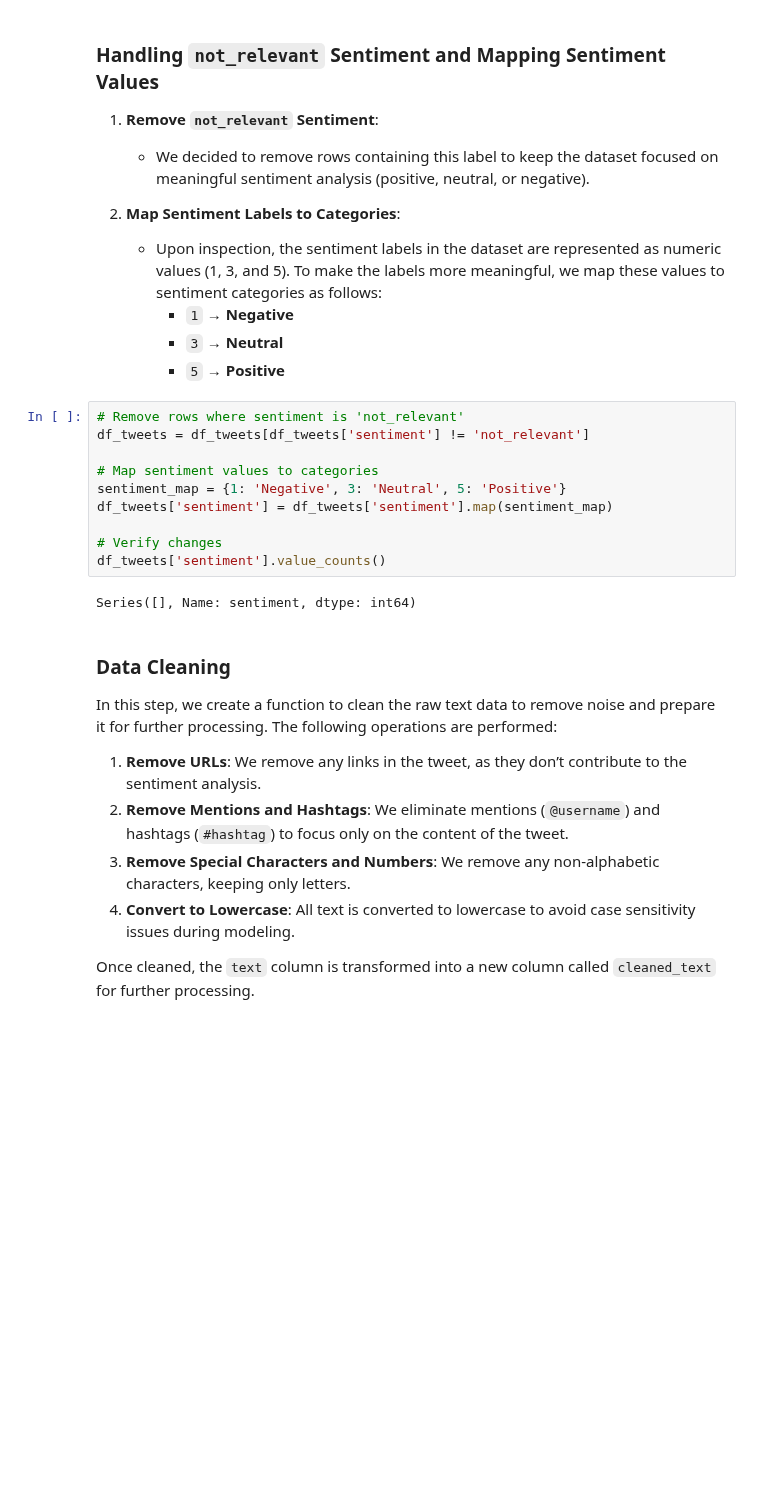
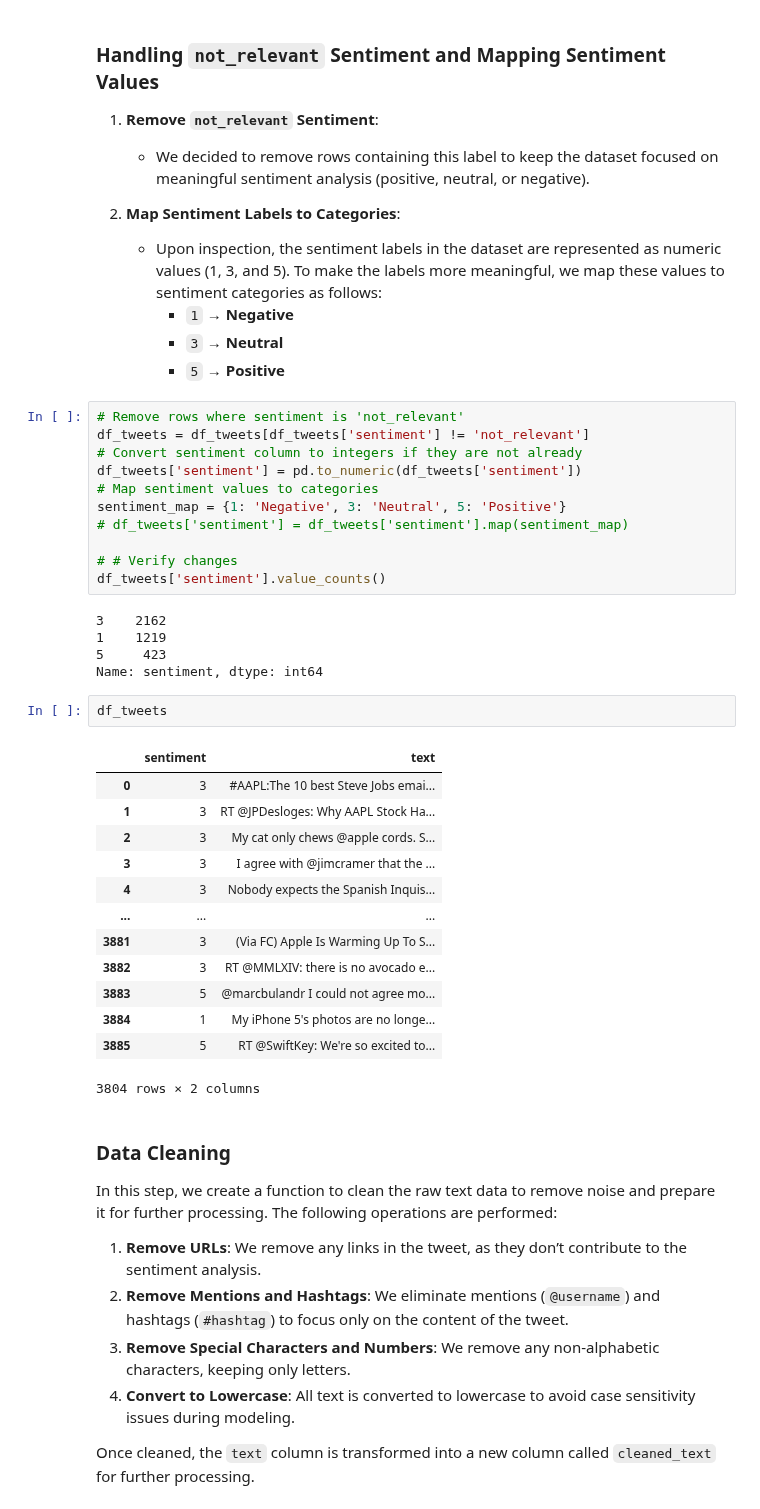
Before and after one commit to George-Chira/twitter-sentiment-analysis, a Jupyter notebook: notebooks/Chira.ipynb, the cells around one changed output. Cells and saved outputs as stored; diff of their text form; blank space fills up the shorter version.

```diff
--- a/notebooks/Chira.ipynb
+++ b/notebooks/Chira.ipynb
@@ -151,15 +136,35 @@ print(text)
 # %%
 # Remove rows where sentiment is 'not_relevant'
 df_tweets = df_tweets[df_tweets['sentiment'] != 'not_relevant']
-
+# Convert sentiment column to integers if they are not already
+df_tweets['sentiment'] = pd.to_numeric(df_tweets['sentiment'])
 # Map sentiment values to categories
 sentiment_map = {1: 'Negative', 3: 'Neutral', 5: 'Positive'}
-df_tweets['sentiment'] = df_tweets['sentiment'].map(sentiment_map)
+# df_tweets['sentiment'] = df_tweets['sentiment'].map(sentiment_map)
 
-# Verify changes
+# # Verify changes
 df_tweets['sentiment'].value_counts()
 # %% [output]
-Series([], Name: sentiment, dtype: int64)
+3    2162
+1    1219
+5     423
+Name: sentiment, dtype: int64
+# %%
+df_tweets
+# %% [output]
+|  | sentiment | text |
+| 0 | 3 | #AAPL:The 10 best Steve Jobs emai... |
+| 1 | 3 | RT @JPDesloges: Why AAPL Stock Ha... |
+| 2 | 3 | My cat only chews @apple cords. S... |
+| 3 | 3 | I agree with @jimcramer that the ... |
+| 4 | 3 | Nobody expects the Spanish Inquis... |
+| ... | ... | ... |
+| 3881 | 3 | (Via FC) Apple Is Warming Up To S... |
+| 3882 | 3 | RT @MMLXIV: there is no avocado e... |
+| 3883 | 5 | @marcbulandr I could not agree mo... |
+| 3884 | 1 | My iPhone 5's photos are no longe... |
+| 3885 | 5 | RT @SwiftKey: We're so excited to... |
+3804 rows × 2 columns
 # %% [markdown]
 ### Data Cleaning
 
```
Also changed, not shown: parts of 6 cells of this notebook.
